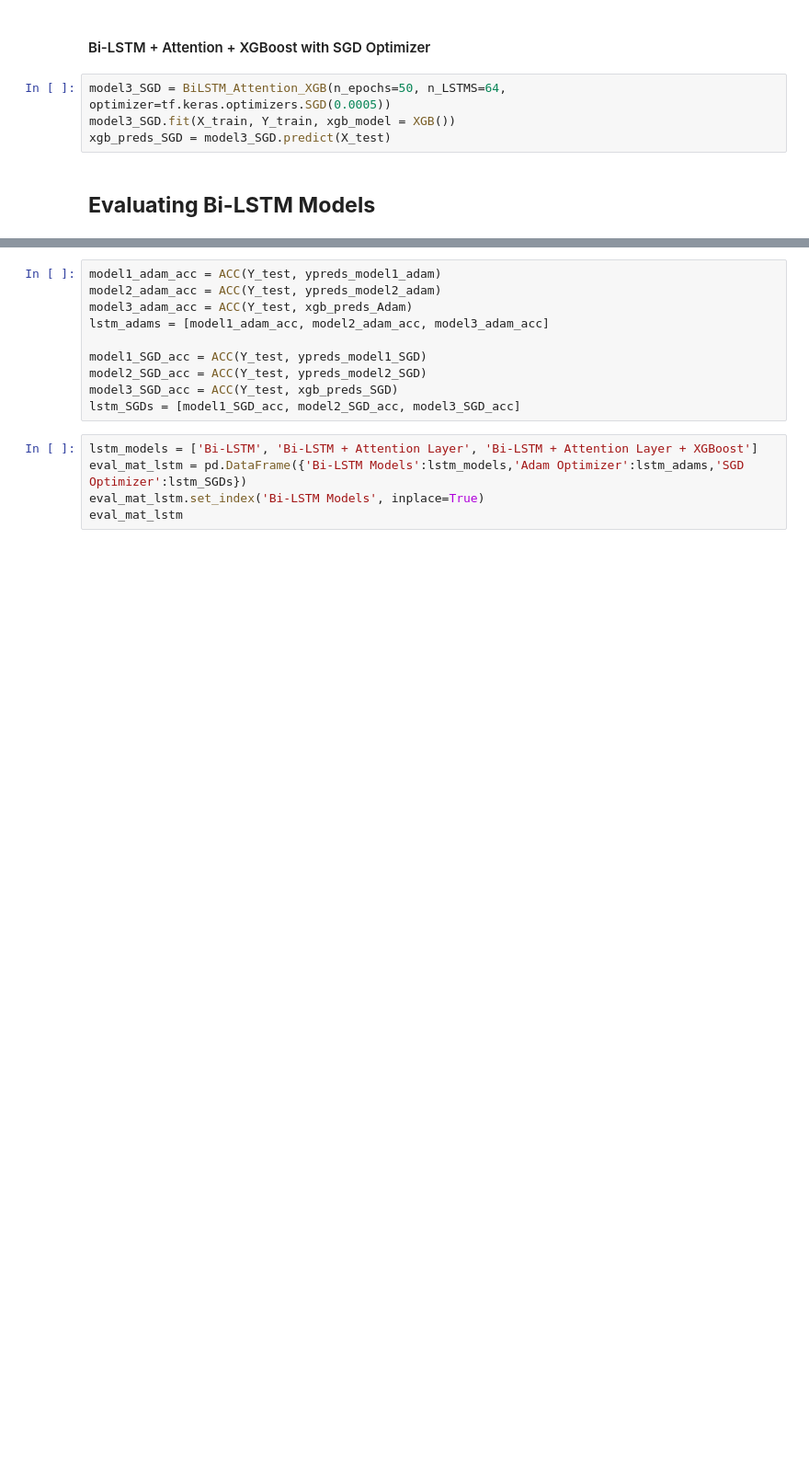
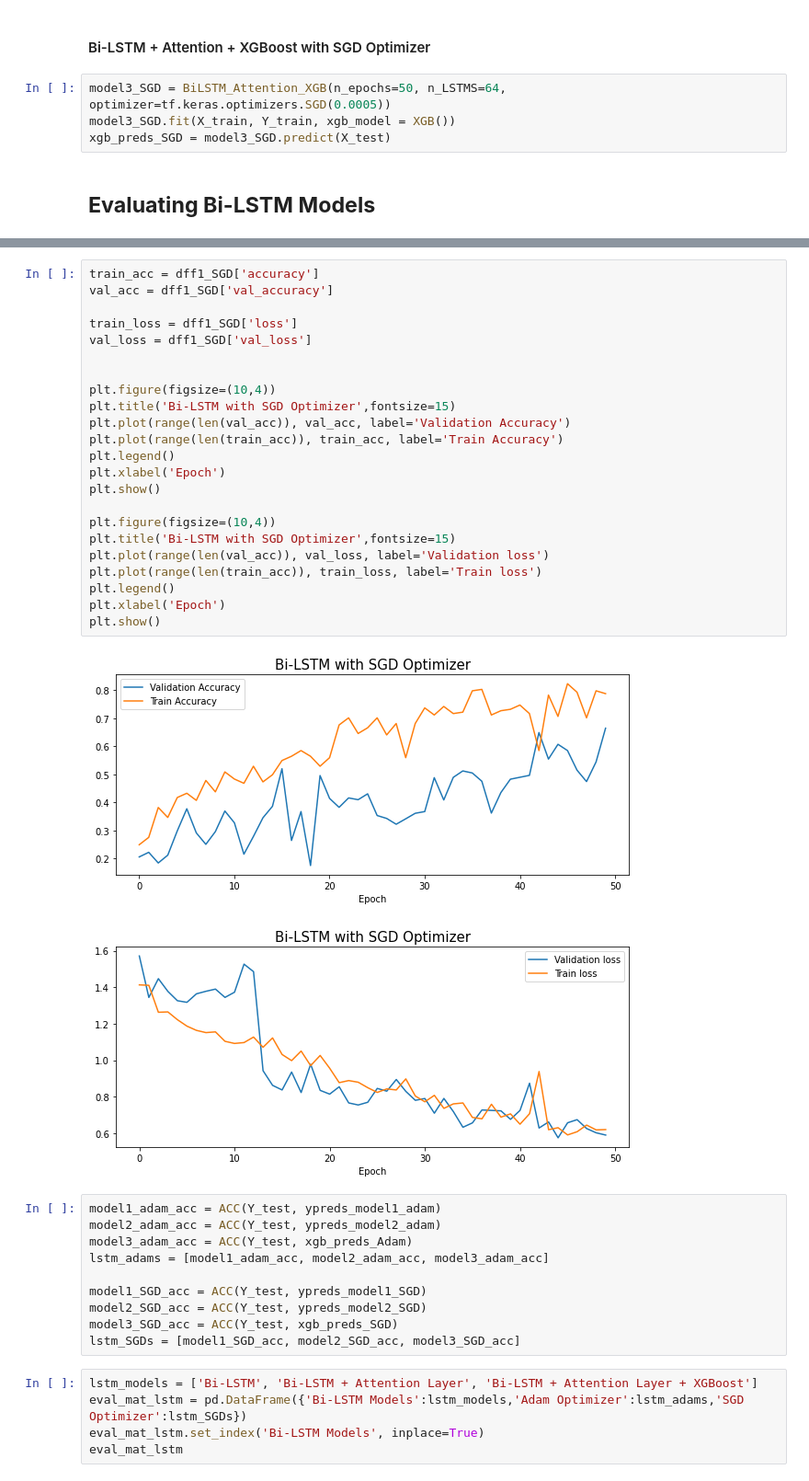
Before and after one commit to yashmaniya0/Respiratory-Sound-Classification-with-BiGRU-and-BiLSTMs, a Jupyter notebook: respiratory_sound_classification.ipynb, the cells around one changed output, grey strips where cells are left out. Shown at 92% size. Saved outputs shown, nothing was run; the diff lists cells and outputs as text; blank space fills up the shorter version.

```diff
--- a/respiratory_sound_classification.ipynb
+++ b/respiratory_sound_classification.ipynb
@@ -643,3 +669,29 @@ xgb_preds_SGD = model3_SGD.predict(X_test)
+# %%
+train_acc = dff1_SGD['accuracy']
+val_acc = dff1_SGD['val_accuracy']
+
+train_loss = dff1_SGD['loss']
+val_loss = dff1_SGD['val_loss']
+
+
+plt.figure(figsize=(10,4))
+plt.title('Bi-LSTM with SGD Optimizer',fontsize=15)
+plt.plot(range(len(val_acc)), val_acc, label='Validation Accuracy')
+plt.plot(range(len(train_acc)), train_acc, label='Train Accuracy')
+plt.legend()
+plt.xlabel('Epoch')
+plt.show()
+
+plt.figure(figsize=(10,4))
+plt.title('Bi-LSTM with SGD Optimizer',fontsize=15)
+plt.plot(range(len(val_acc)), val_loss, label='Validation loss')
+plt.plot(range(len(train_acc)), train_loss, label='Train loss')
+plt.legend()
+plt.xlabel('Epoch')
+plt.show()
+# %% [output]
+[figure, added]
+[figure, added]
 # %%
 model1_adam_acc = ACC(Y_test, ypreds_model1_adam)
 model2_adam_acc = ACC(Y_test, ypreds_model2_adam)
```
Also changed, not shown: parts of 7 cells of this notebook.
